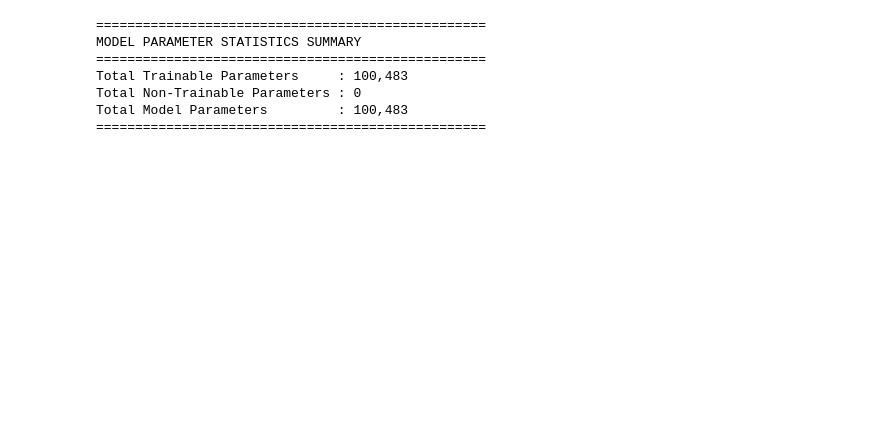
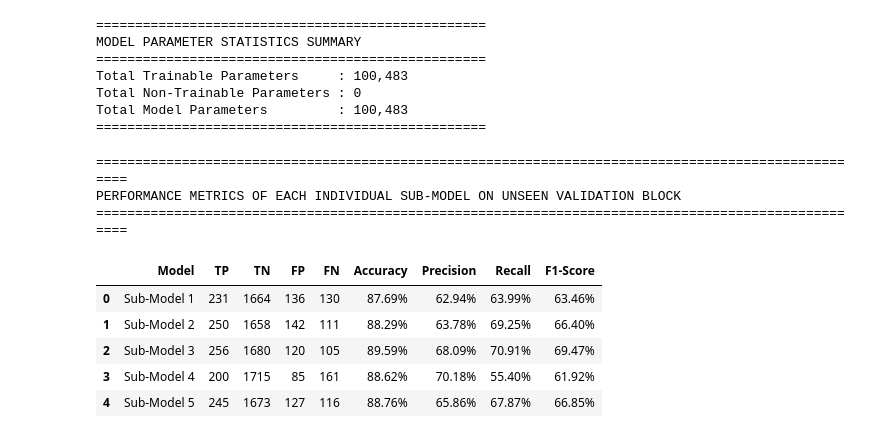
Before and after one commit to ManthanDixit089/WE-MSDT-Former_Model, a Jupyter notebook: nayaModel.ipynb, the cells around one changed output. Saved outputs shown, nothing was run; the diff lists cells and outputs as text; code cells hidden in the pictures; blank space fills up the shorter version.

Commit message:
update proposed framework diagram and add individual model performance table

```diff
--- a/nayaModel.ipynb
+++ b/nayaModel.ipynb
@@ -2263,3 +2263,62 @@ Total Trainable Parameters     : 100,483
 Total Non-Trainable Parameters : 0
 Total Model Parameters         : 100,483
 ==================================================
+# %%
+# =====================================================================
+# CELL 32 — INDIVIDUAL MODELS PERFORMANCE SUMMARY ON VALIDATION BLOCK
+# =====================================================================
+
+import numpy as np
+import torch
+import pandas as pd
+from sklearn.metrics import confusion_matrix, accuracy_score, precision_score, recall_score, f1_score
+from IPython.display import display
+
+individual_results = []
+y_val_block = y_val_raw
+
+# 5 sub-models ko iterate karke evaluate karein
+for idx, m in enumerate(ensemble_models):
+    m.eval()
+    with torch.no_grad():
+        inputs = torch.tensor(X_val_block, dtype=torch.float32).to(DEVICE)
+        logits = m(inputs)[:, 1].cpu().numpy()
+        probs = 1 / (1 + np.exp(-logits))
+        # Hum ensemble ka calibrated threshold 0.525 use kar rahe hain
+        preds = (probs >= 0.525).astype(int)
+
+    tn, fp, fn, tp = confusion_matrix(y_val_block, preds).ravel()
+    acc = accuracy_score(y_val_block, preds)
+    prec = precision_score(y_val_block, preds, zero_division=0)
+    rec = recall_score(y_val_block, preds, zero_division=0)
+    f1 = f1_score(y_val_block, preds, zero_division=0)
+
+    individual_results.append({
+        "Model": f"Sub-Model {idx+1}",
+        "TP": tp,
+        "TN": tn,
+        "FP": fp,
+        "FN": fn,
+        "Accuracy": f"{acc*100:.2f}%",
+        "Precision": f"{prec*100:.2f}%",
+        "Recall": f"{rec*100:.2f}%",
+        "F1-Score": f"{f1*100:.2f}%"
+    })
+
+# Convert metrics to a clean DataFrame
+df_indiv = pd.DataFrame(individual_results)
+
+print("="*100)
+print("PERFORMANCE METRICS OF EACH INDIVIDUAL SUB-MODEL ON UNSEEN VALIDATION BLOCK")
+print("="*100)
+display(df_indiv)
+# %% [output]
+====================================================================================================
+PERFORMANCE METRICS OF EACH INDIVIDUAL SUB-MODEL ON UNSEEN VALIDATION BLOCK
+====================================================================================================
+|  | Model | TP | TN | FP | FN | Accuracy | Precision | Recall | F1-Score |
+| 0 | Sub-Model 1 | 231 | 1664 | 136 | 130 | 87.69% | 62.94% | 63.99% | 63.46% |
+| 1 | Sub-Model 2 | 250 | 1658 | 142 | 111 | 88.29% | 63.78% | 69.25% | 66.40% |
+| 2 | Sub-Model 3 | 256 | 1680 | 120 | 105 | 89.59% | 68.09% | 70.91% | 69.47% |
+| 3 | Sub-Model 4 | 200 | 1715 | 85 | 161 | 88.62% | 70.18% | 55.40% | 61.92% |
+| 4 | Sub-Model 5 | 245 | 1673 | 127 | 116 | 88.76% | 65.86% | 67.87% | 66.85% |
```
Also changed, not shown: parts of 1 cell of this notebook, 1 other file.
